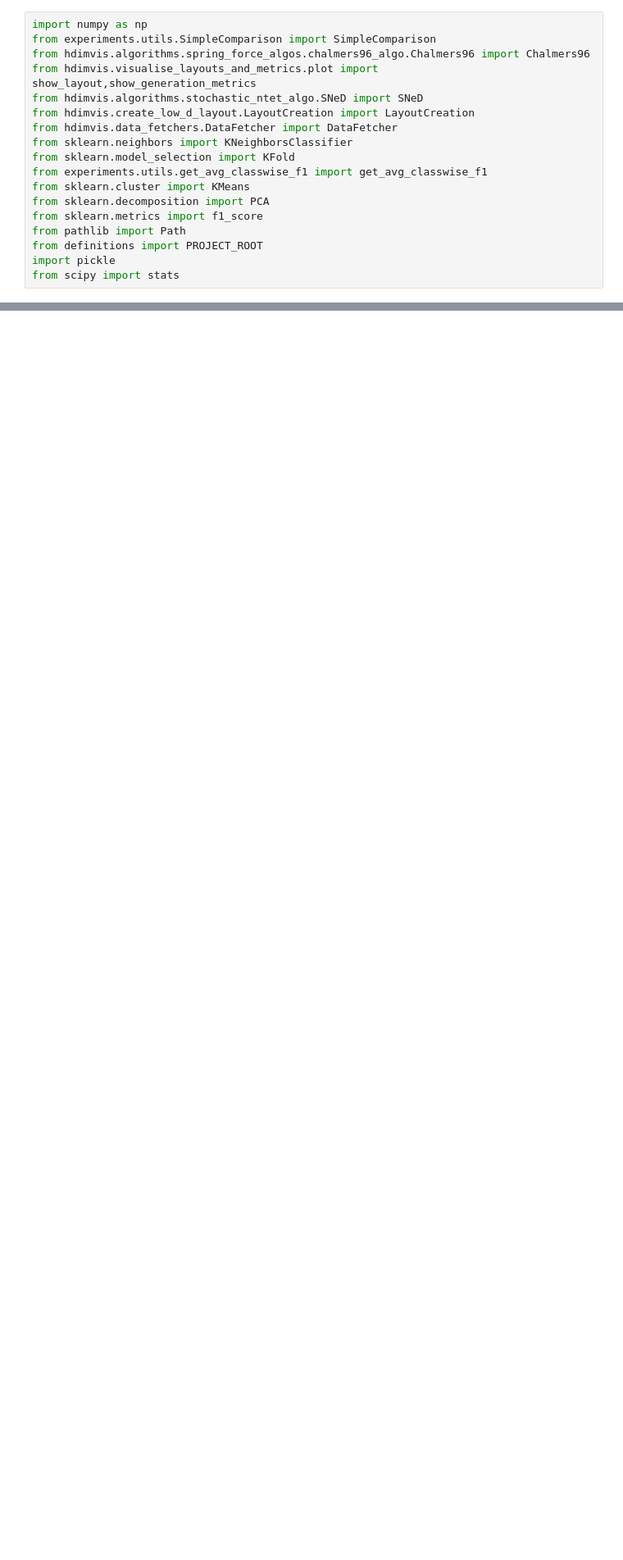
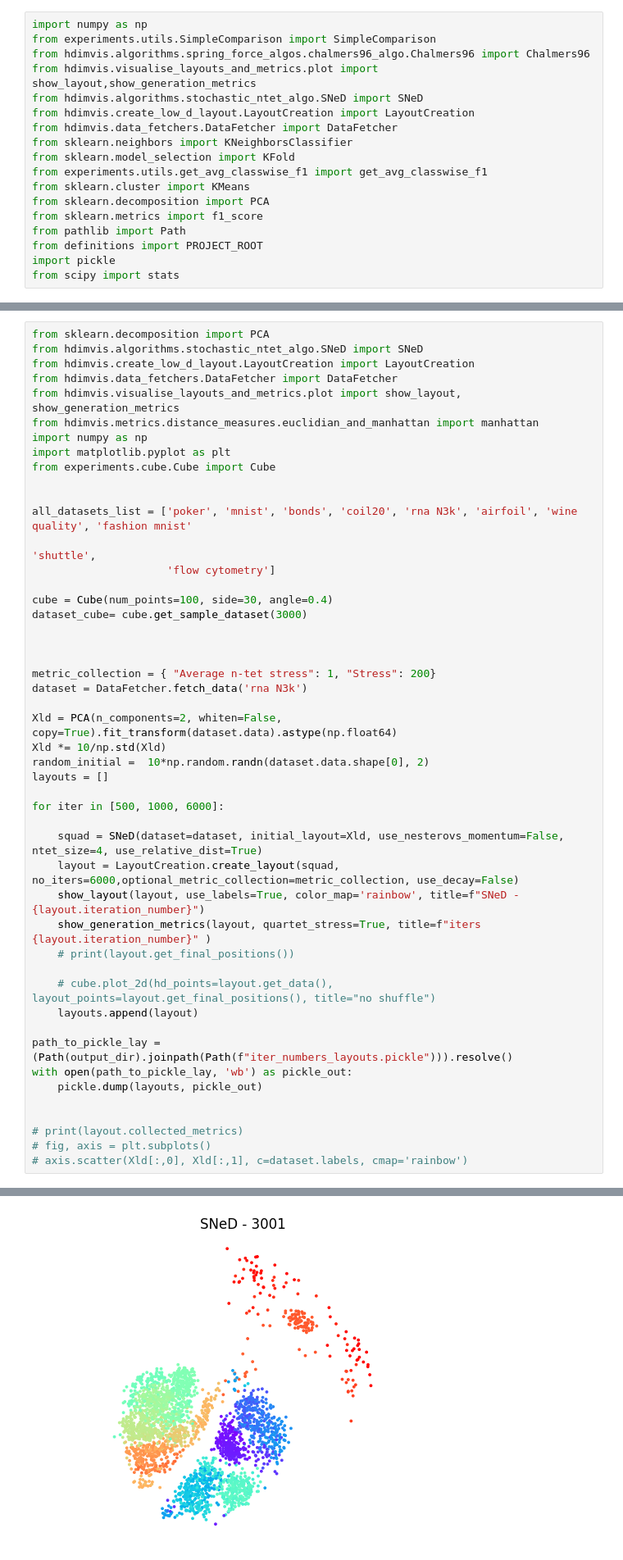
Before and after one commit to Jan961/2095736w, a Jupyter notebook: experiments/sned_vs_96/choosing_iteration_number.ipynb, the cells around one changed output, grey strips where cells are left out. Shown at 82% size. Drawn from its saved outputs; the diff is of its cells as text; blank space fills up the shorter version.

```diff
--- a/experiments/sned_vs_96/choosing_iteration_number.ipynb
+++ b/experiments/sned_vs_96/choosing_iteration_number.ipynb
@@ -106,0 +124,49 @@ KeyboardInterrupt:
+# %%
+from sklearn.decomposition import PCA
+from hdimvis.algorithms.stochastic_ntet_algo.SNeD import SNeD
+from hdimvis.create_low_d_layout.LayoutCreation import LayoutCreation
+from hdimvis.data_fetchers.DataFetcher import DataFetcher
+from hdimvis.visualise_layouts_and_metrics.plot import show_layout, show_generation_metrics
+from hdimvis.metrics.distance_measures.euclidian_and_manhattan import manhattan
+import numpy as np
+import matplotlib.pyplot as plt
+from experiments.cube.Cube import Cube
+
+
+all_datasets_list = ['poker', 'mnist', 'bonds', 'coil20', 'rna N3k', 'airfoil', 'wine quality', 'fashion mnist'
+                                                                                                'shuttle',
+                     'flow cytometry']
+
+cube = Cube(num_points=100, side=30, angle=0.4)
+dataset_cube= cube.get_sample_dataset(3000)
+
+
+
+metric_collection = { "Average n-tet stress": 1, "Stress": 200}
+dataset = DataFetcher.fetch_data('rna N3k')
+
+Xld = PCA(n_components=2, whiten=False, copy=True).fit_transform(dataset.data).astype(np.float64)
+Xld *= 10/np.std(Xld)
+random_initial =  10*np.random.randn(dataset.data.shape[0], 2)
+layouts = []
+
+for iter in [500, 1000, 6000]:
+
+    squad = SNeD(dataset=dataset, initial_layout=Xld, use_nesterovs_momentum=False, ntet_size=4, use_relative_dist=True)
+    layout = LayoutCreation.create_layout(squad, no_iters=6000,optional_metric_collection=metric_collection, use_decay=False)
+    show_layout(layout, use_labels=True, color_map='rainbow', title=f"SNeD - {layout.iteration_number}")
+    show_generation_metrics(layout, quartet_stress=True, title=f"iters {layout.iteration_number}" )
+    # print(layout.get_final_positions())
+
+    # cube.plot_2d(hd_points=layout.get_data(), layout_points=layout.get_final_positions(), title="no shuffle")
+    layouts.append(layout)
+
+path_to_pickle_lay = (Path(output_dir).joinpath(Path(f"iter_numbers_layouts.pickle"))).resolve()
+with open(path_to_pickle_lay, 'wb') as pickle_out:
+    pickle.dump(layouts, pickle_out)
+
+
+# print(layout.collected_metrics)
+# fig, axis = plt.subplots()
+# axis.scatter(Xld[:,0], Xld[:,1], c=dataset.labels, cmap='rainbow')
+# %% [output]
@@ -106,0 +190 @@ KeyboardInterrupt:
+[figure, added]
```
Also changed, not shown: parts of 5 cells of this notebook, 25 other files.
